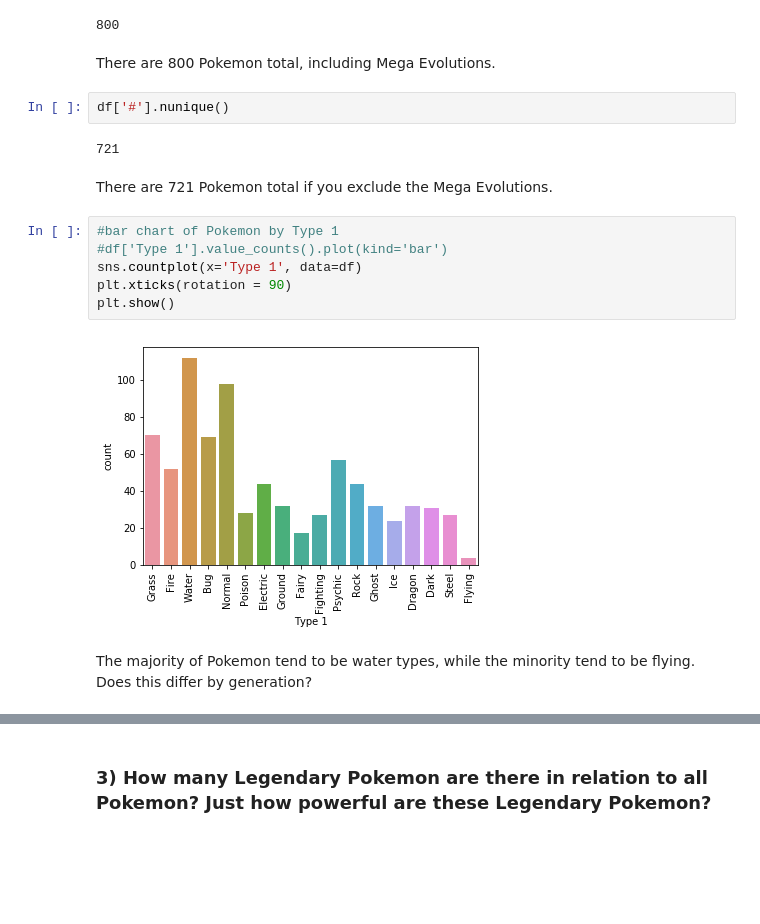
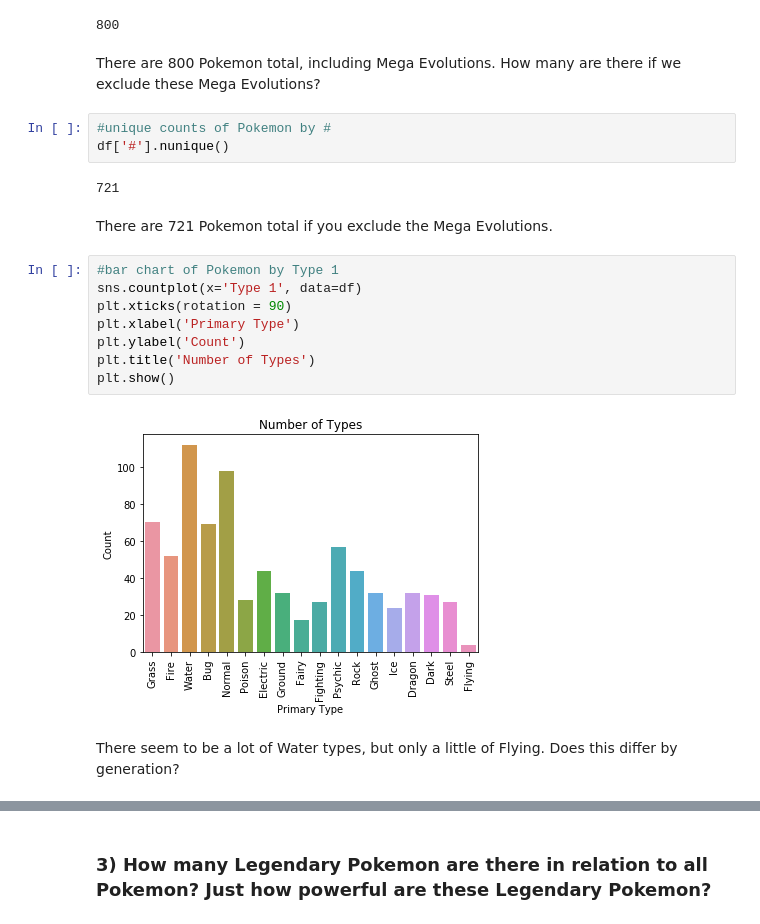
Before and after one commit to jessica-n/data-science-projects, a Jupyter notebook: Thinkful - Capstone Analytic Report and Research Proposal/Capstone Analytic Report and Research Proposal.ipynb, the cells around one changed output, grey strips where cells are left out. Saved outputs shown, nothing was run; the diff lists cells and outputs as text; blank space fills up the shorter version.

```diff
--- a/Thinkful - Capstone Analytic Report and Research Proposal/Capstone Analytic Report and Research Proposal.ipynb
+++ b/Thinkful - Capstone Analytic Report and Research Proposal/Capstone Analytic Report and Research Proposal.ipynb
@@ -67,22 +68,25 @@ len(df['Name'])
 # %% [output]
 800
 # %% [markdown]
-There are 800 Pokemon total, including Mega Evolutions.
+There are 800 Pokemon total, including Mega Evolutions. How many are there if we exclude these Mega Evolutions?
-# %%
-df['#'].nunique()
-# %% [output]
-721
+# %%
+#unique counts of Pokemon by #
+df['#'].nunique()
+# %% [output]
+721
 # %% [markdown]
 There are 721 Pokemon total if you exclude the Mega Evolutions.
 # %%
 #bar chart of Pokemon by Type 1
-#df['Type 1'].value_counts().plot(kind='bar')
 sns.countplot(x='Type 1', data=df)
 plt.xticks(rotation = 90)
+plt.xlabel('Primary Type')
+plt.ylabel('Count')
+plt.title('Number of Types')
 plt.show()
 # %% [output]
-[figure, old version]
+[figure, new version]
-# %% [markdown]
-The majority of Pokemon tend to be water types, while the minority tend to be flying. Does this differ by generation?
+# %% [markdown]
+There seem to be a lot of Water types, but only a little of Flying. Does this differ by generation?
 # %%
 #pivot table of Type 1 counts by Generation
```
Also changed, not shown: parts of 26 cells of this notebook, 1 other file.
